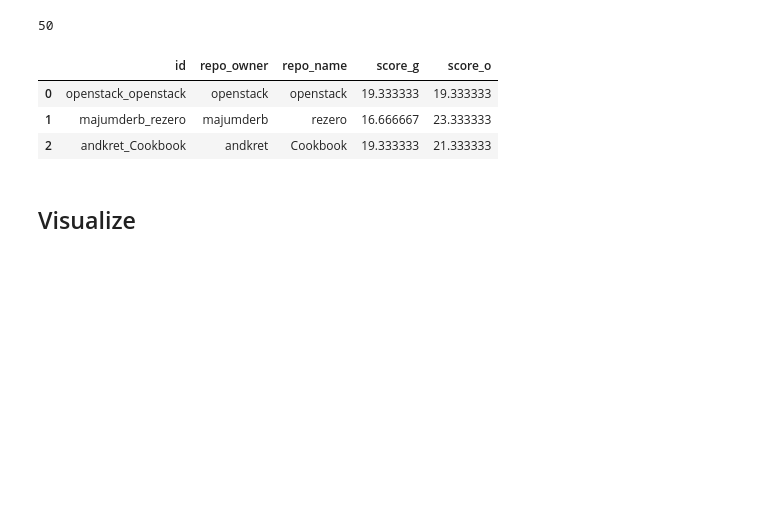
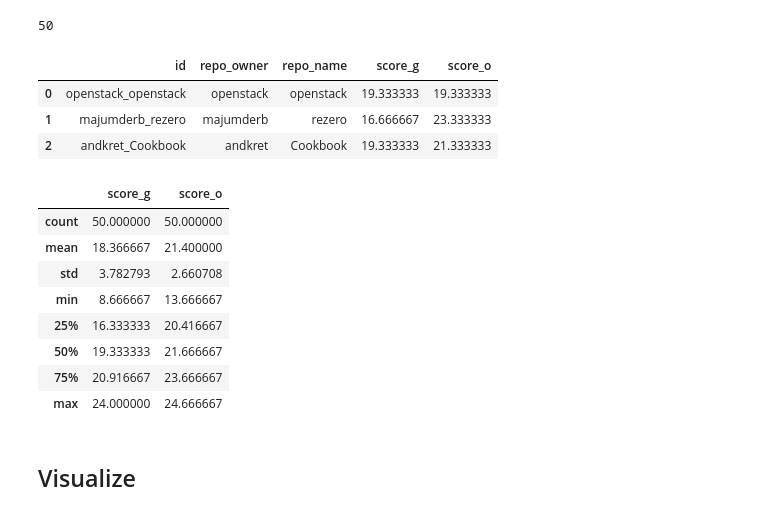
Before and after one commit to df1000/ma_automated_documentation, a Jupyter notebook: evaluate_results/03_4_evalution_total_score_first_and_modified_prompt.ipynb, the cells around one changed output. Drawn from its saved outputs; the diff is of its cells as text; code cells hidden in the pictures; blank space fills up the shorter version.

```diff
--- a/evaluate_results/03_4_evalution_total_score_first_and_modified_prompt.ipynb
+++ b/evaluate_results/03_4_evalution_total_score_first_and_modified_prompt.ipynb
@@ -107,6 +119,18 @@ df_jamba_com_mod.head(3)
 | 0 | openstack_openstack | openstack | openstack | 19.333333 | 19.333333 |
 | 1 | majumderb_rezero | majumderb | rezero | 16.666667 | 23.333333 |
 | 2 | andkret_Cookbook | andkret | Cookbook | 19.333333 | 21.333333 |
+# %%
+df_jamba_com_mod.describe()
+# %% [output]
+|  | score_g | score_o |
+| count | 50.000000 | 50.000000 |
+| mean | 18.366667 | 21.400000 |
+| std | 3.782793 | 2.660708 |
+| min | 8.666667 | 13.666667 |
+| 25% | 16.333333 | 20.416667 |
+| 50% | 19.333333 | 21.666667 |
+| 75% | 20.916667 | 23.666667 |
+| max | 24.000000 | 24.666667 |
 # %% [markdown]
 ## Visualize
 # %%
```
Also changed, not shown: parts of 1 cell of this notebook, 1 other file.
